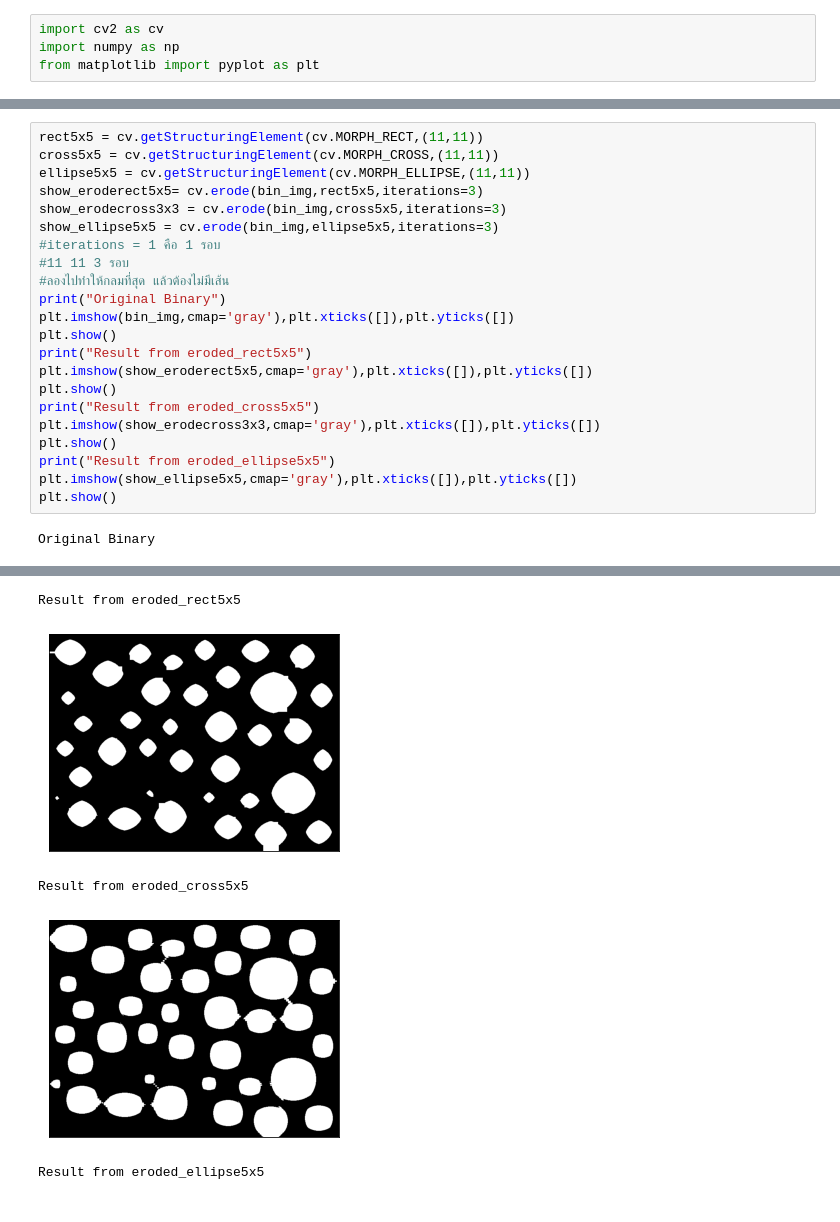
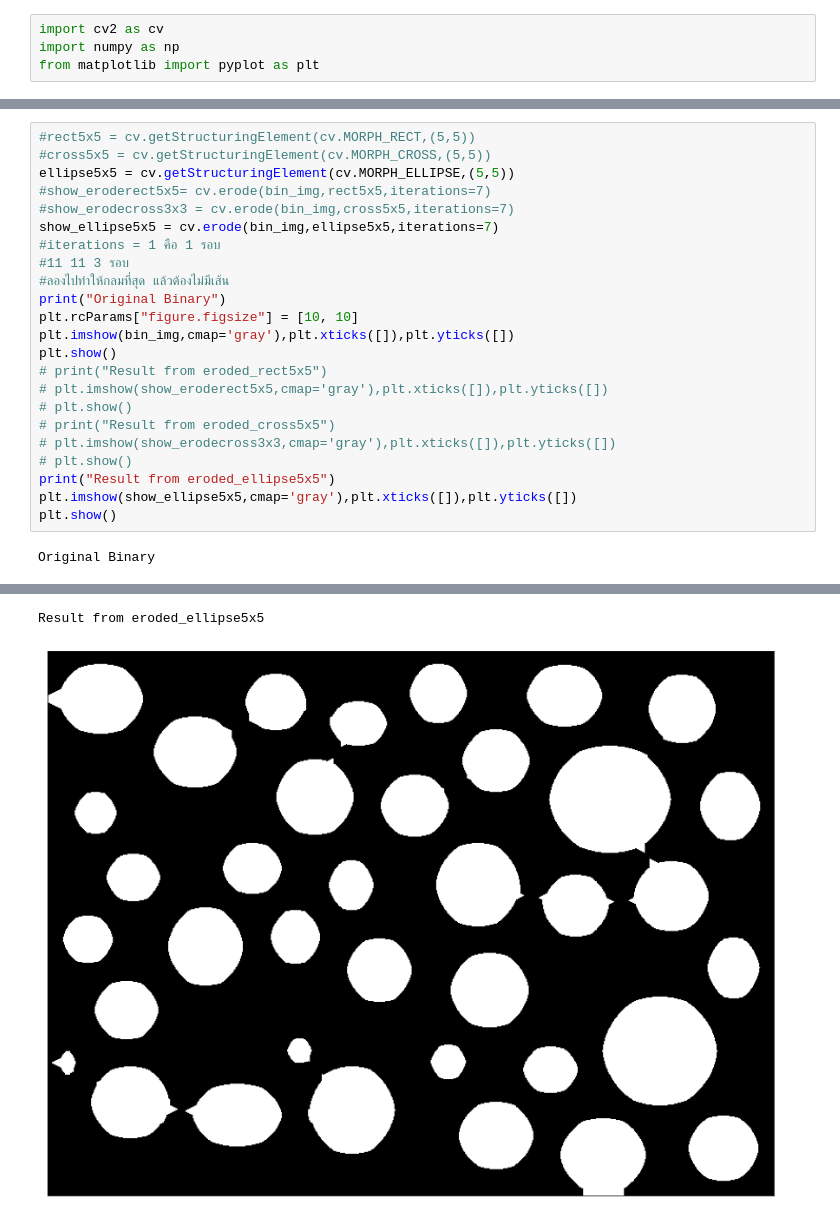
Before and after one commit to mazikdot/Python-ImageProcessing, a Jupyter notebook: Lab10.ipynb, the cells around one changed output, grey strips where cells are left out. Cells and saved outputs as stored; diff of their text form.

```diff
--- a/Lab10.ipynb
+++ b/Lab10.ipynb
@@ -14,22 +14,23 @@ plt.show()
 # %%
-rect5x5 = cv.getStructuringElement(cv.MORPH_RECT,(11,11))
-cross5x5 = cv.getStructuringElement(cv.MORPH_CROSS,(11,11))
-ellipse5x5 = cv.getStructuringElement(cv.MORPH_ELLIPSE,(11,11))
-show_eroderect5x5= cv.erode(bin_img,rect5x5,iterations=3)
-show_erodecross3x3 = cv.erode(bin_img,cross5x5,iterations=3)
-show_ellipse5x5 = cv.erode(bin_img,ellipse5x5,iterations=3)
+#rect5x5 = cv.getStructuringElement(cv.MORPH_RECT,(5,5))
+#cross5x5 = cv.getStructuringElement(cv.MORPH_CROSS,(5,5))
+ellipse5x5 = cv.getStructuringElement(cv.MORPH_ELLIPSE,(5,5))
+#show_eroderect5x5= cv.erode(bin_img,rect5x5,iterations=7)
+#show_erodecross3x3 = cv.erode(bin_img,cross5x5,iterations=7)
+show_ellipse5x5 = cv.erode(bin_img,ellipse5x5,iterations=7)
 #iterations = 1 คือ 1 รอบ
 #11 11 3 รอบ
 #ลองไปทำให้กลมที่สุด แล้วต้องไม่มีเส้น
 print("Original Binary")
+plt.rcParams["figure.figsize"] = [10, 10]
 plt.imshow(bin_img,cmap='gray'),plt.xticks([]),plt.yticks([])
 plt.show()
-print("Result from eroded_rect5x5")
-plt.imshow(show_eroderect5x5,cmap='gray'),plt.xticks([]),plt.yticks([])
-plt.show()
-print("Result from eroded_cross5x5")
-plt.imshow(show_erodecross3x3,cmap='gray'),plt.xticks([]),plt.yticks([])
-plt.show()
+# print("Result from eroded_rect5x5")
+# plt.imshow(show_eroderect5x5,cmap='gray'),plt.xticks([]),plt.yticks([])
+# plt.show()
+# print("Result from eroded_cross5x5")
+# plt.imshow(show_erodecross3x3,cmap='gray'),plt.xticks([]),plt.yticks([])
+# plt.show()
 print("Result from eroded_ellipse5x5")
 plt.imshow(show_ellipse5x5,cmap='gray'),plt.xticks([]),plt.yticks([])
 plt.show()
@@ -39,5 +40,2 @@ Original Binary
-Result from eroded_rect5x5
+Result from eroded_ellipse5x5
-[figure, old version]
+[figure, new version]
-Result from eroded_cross5x5
-[figure, removed]
-Result from eroded_ellipse5x5
```
Also changed, not shown: parts of 2 cells of this notebook, 10 other files.
